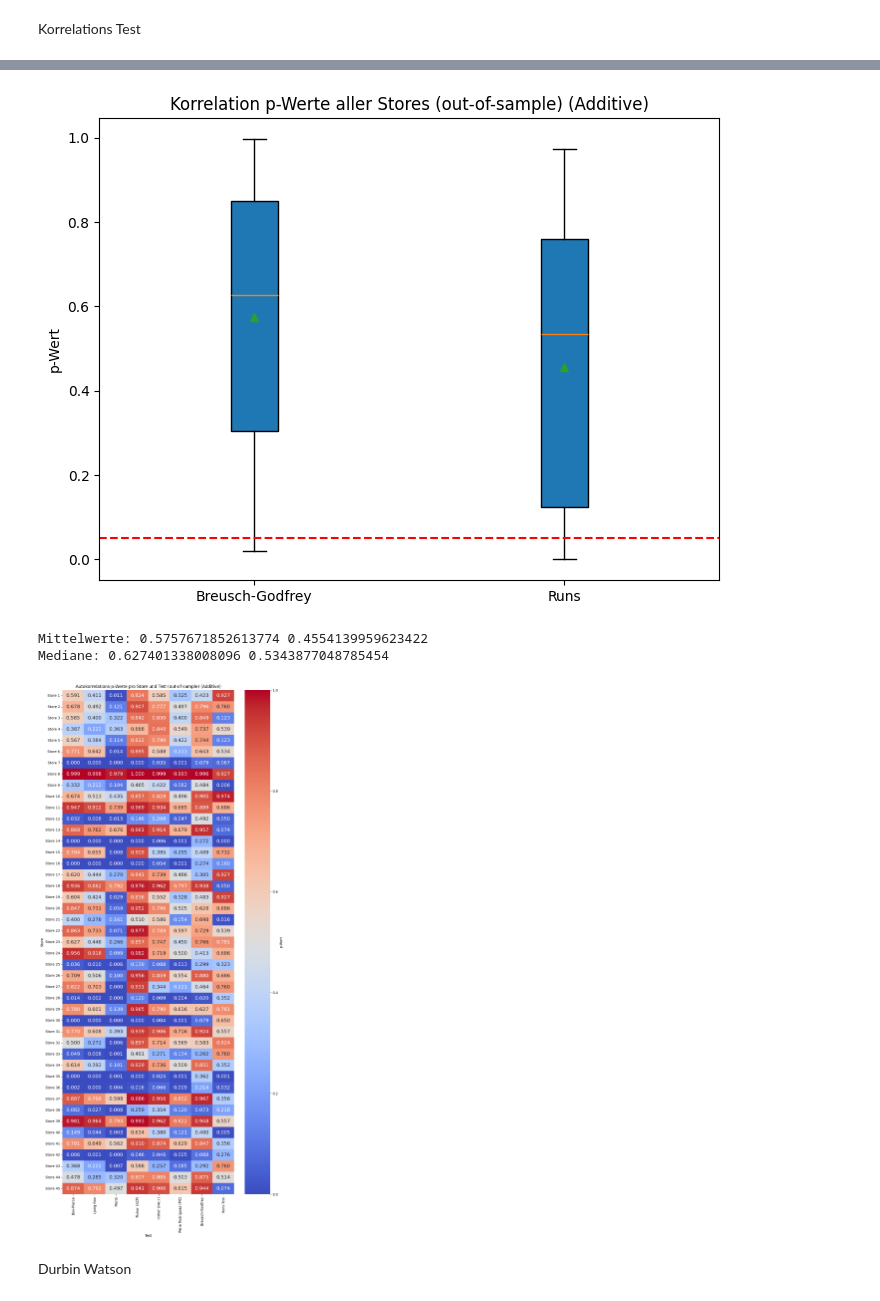
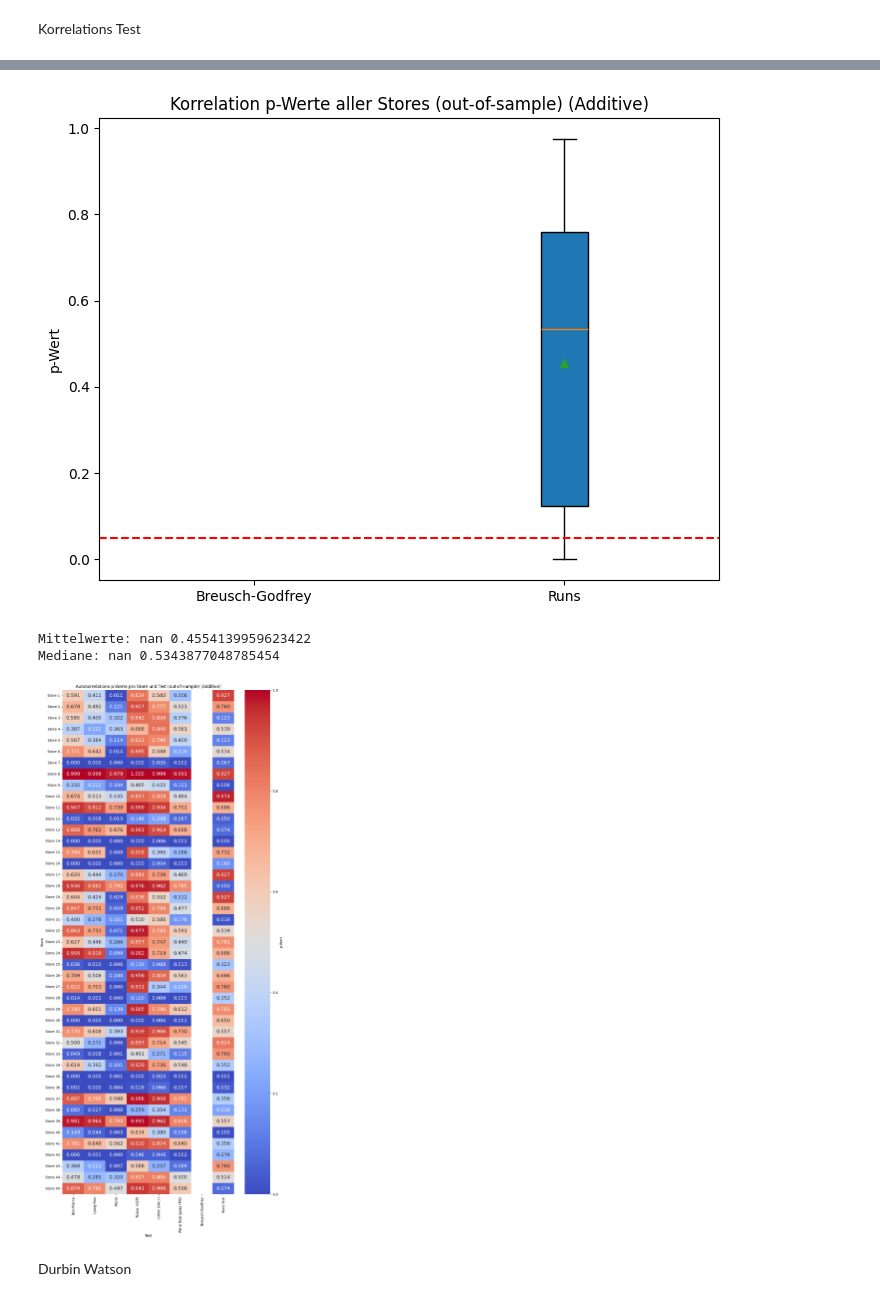
Before and after one commit to netalivo/Bachelor, a Jupyter notebook: main_all_stores_additive.ipynb, the cells around one changed output, grey strips where cells are left out. Saved outputs shown, nothing was run; the diff lists cells and outputs as text; code cells hidden in the pictures.

Commit message:
fixed breusch godfrey for out-of-sample SARIMA and naive

```diff
--- a/main_all_stores_additive.ipynb
+++ b/main_all_stores_additive.ipynb
@@ -137,7 +137,7 @@ for store in range(1, 46):
             if model_type == 'SARIMA':
                 _, p_value = breusch_godfrey_test(model = sarima_models[store], lags = 20, print_results = False)
             if model_type == 'Additive':
-                _, p_value = breusch_godfrey_test_naive(sales, lags = 5, print_results = False)
+                _, p_value = breusch_godfrey_manuell(sales, lags = 5, print_results = False)
             bg_pvalues.append(p_value)
         except Exception as e:
             print(f"Fehler beim Breusch-Godfrey Test für Store {store}: {e}")
@@ -222,7 +222,6 @@ plt.show()
 print("Mittelwerte:", np.mean(bg_pvalues), np.mean(rt_pvalues))
 print("Mediane:", np.median(bg_pvalues), np.median(rt_pvalues))
 
-
 # Heatmap
 store_names = [f"Store {i+1}" for i in range(pvalues.shape[0])]
 columns = ["Box-Pierce", "Ljung-Box",  "Monti", "Fisher (ACF)", "Fisher (PACF)", "Peña-Rodríguez (MC)", "Breusch-Godfrey", "Runs"]
@@ -560,7 +559,7 @@ for store in range(1, 46):
             lb_pvalues.append(np.nan)
         # Breusch-Godfrey Test
         try:
-            _, p_value = breusch_godfrey_oos(residuals=errors, lags = 12)
+            _, p_value = breusch_godfrey_manuell(residuals=errors, lags = 12)
             bg_pvalues.append(p_value)
         except Exception as e:
             print(f"Fehler beim Breusch-Godfrey Test für Store {store}: {e}")
@@ -669,7 +685,7 @@ Mediane: 0.6042946552433819 0.41085852123291977 0.0986930590985946 0.84154939667
-[figure, old version]
+[figure, new version]
-Mittelwerte: 0.5757671852613774 0.4554139959623422
-Mediane: 0.627401338008096 0.5343877048785454
+Mittelwerte: nan 0.4554139959623422
+Mediane: nan 0.5343877048785454
-[figure, old version]
+[figure, new version]
 # %% [markdown]
 Durbin Watson
 # %%
```
Also changed, not shown: parts of 4 cells of this notebook, 2 other files.
